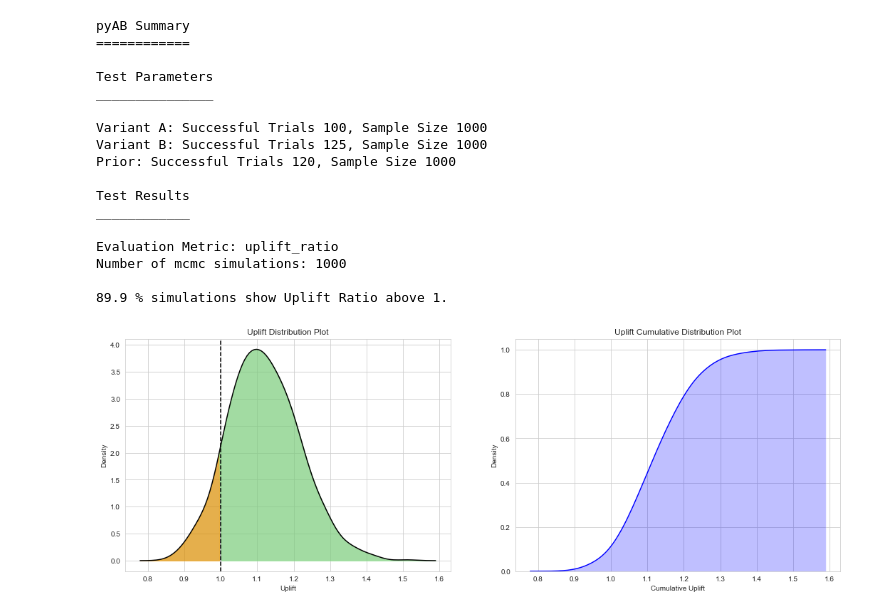
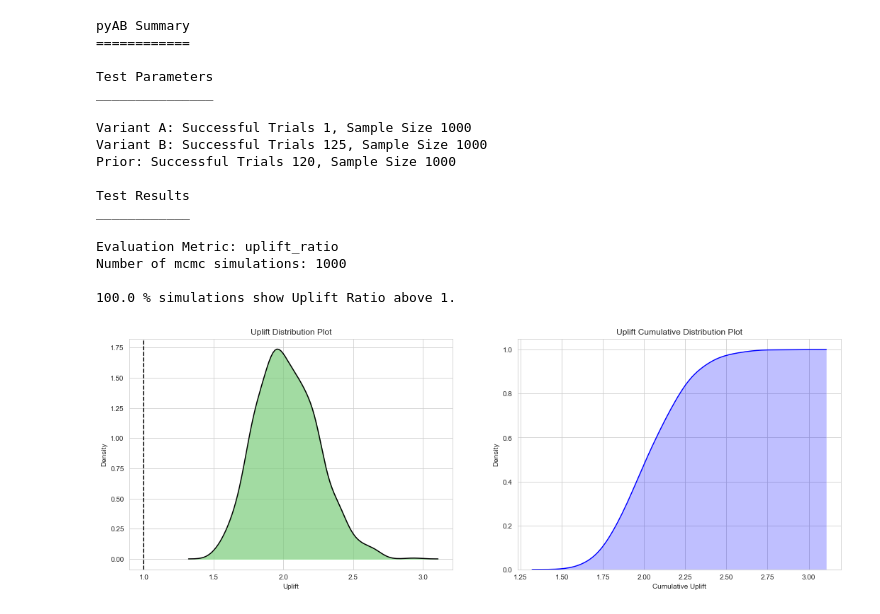
Before and after one commit to AdiVarma27/pyAB, a Jupyter notebook: Untitled.ipynb, the cells around one changed output. Drawn from its saved outputs; the diff is of its cells as text; code cells hidden in the pictures.

```diff
--- a/Untitled.ipynb
+++ b/Untitled.ipynb
@@ -1,29 +1,29 @@
 # %%
 from pyab.experiments import ABTestBayesian
 
 # provide beta priors
 ad_experiment_bayesian = ABTestBayesian(success_prior=120, trials_prior=1000)
 
 # conduct experiment with two variants successes and trials, along with uplift method and number of simulations
-ad_experiment_bayesian.conduct_experiment(success_null=100, trials_null=1000,
+ad_experiment_bayesian.conduct_experiment(success_null=1, trials_null=1000,
                                           success_alt=125, trials_alt=1000,
                                           uplift_method='uplift_ratio', num_simulations=1000)
 # %% [output]
 pyAB Summary
 ============
 
 Test Parameters
 _______________
 
-Variant A: Successful Trials 100, Sample Size 1000
+Variant A: Successful Trials 1, Sample Size 1000
 Variant B: Successful Trials 125, Sample Size 1000
 Prior: Successful Trials 120, Sample Size 1000
 
 Test Results
 ____________
 
 Evaluation Metric: uplift_ratio
 Number of mcmc simulations: 1000
 
-89.9 % simulations show Uplift Ratio above 1.
+100.0 % simulations show Uplift Ratio above 1.
-[figure, old version]
+[figure, new version]
```
Also changed, not shown: parts of 1 cell of this notebook, 2 other files.
